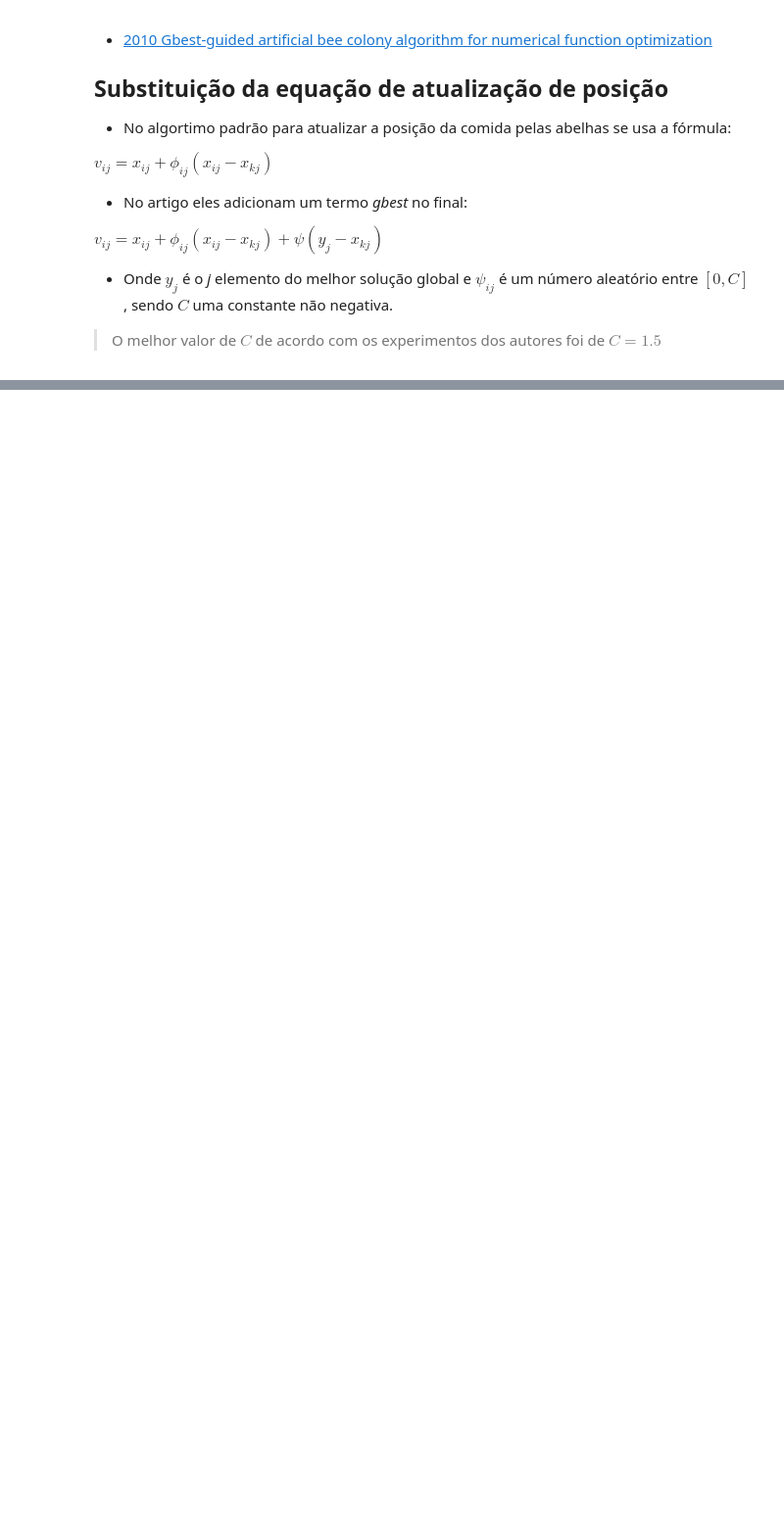
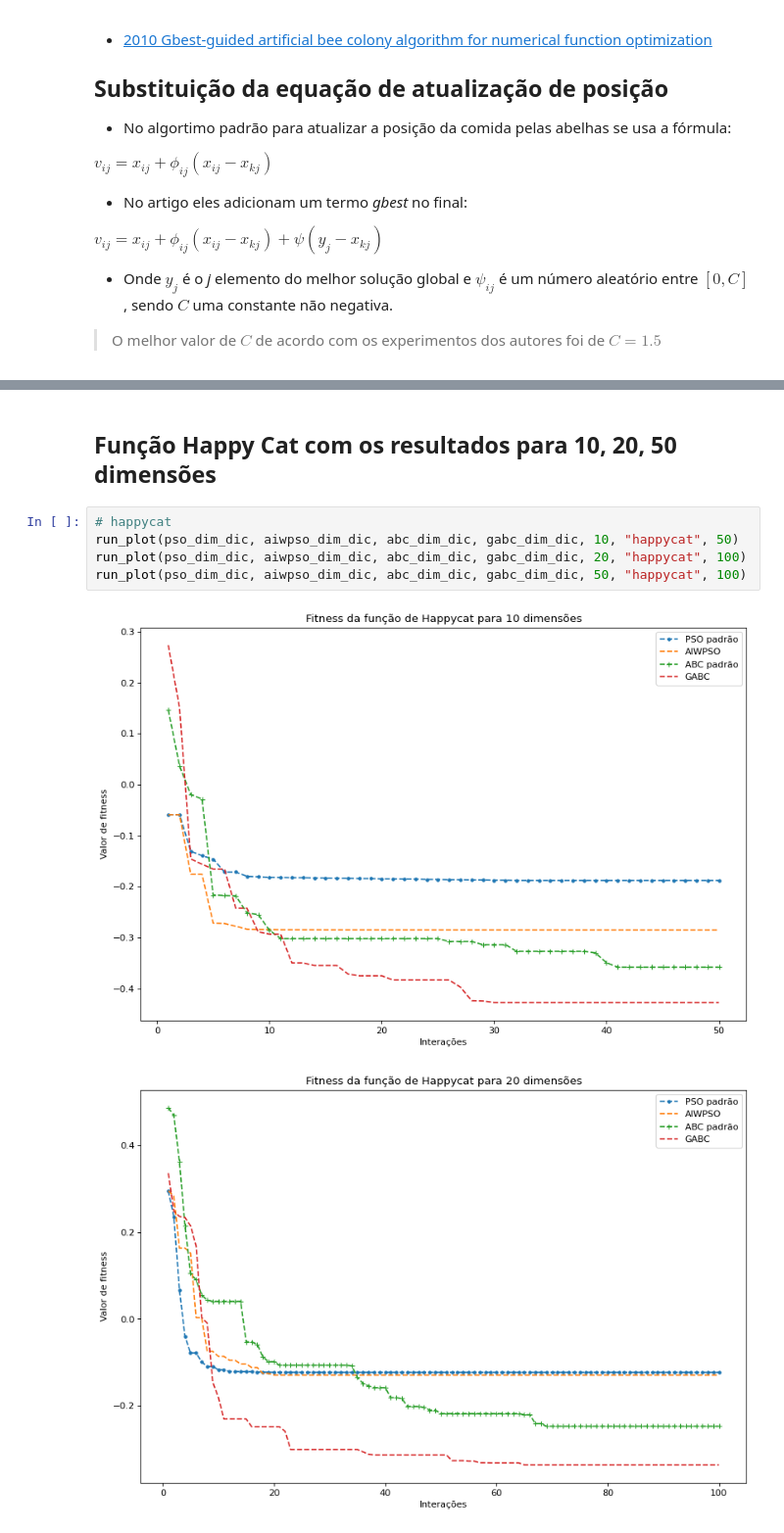
Before and after one commit to geocarvalho/IN1100, a Jupyter notebook: IN1164/project_1/PSO_and_ABC.ipynb, the cells around one changed output, grey strips where cells are left out. Shown at 98% size. Saved outputs shown, nothing was run; the diff lists cells and outputs as text; blank space fills up the shorter version.

```diff
--- a/IN1164/project_1/PSO_and_ABC.ipynb
+++ b/IN1164/project_1/PSO_and_ABC.ipynb
@@ -646,0 +682,10 @@ dimension: 50, Exponential function, object: -0.0, fitness: 1.0, cycle: 0
+# %% [markdown]
+## Função Happy Cat com os resultados para 10, 20, 50 dimensões
+# %%
+# happycat
+run_plot(pso_dim_dic, aiwpso_dim_dic, abc_dim_dic, gabc_dim_dic, 10, "happycat", 50)
+run_plot(pso_dim_dic, aiwpso_dim_dic, abc_dim_dic, gabc_dim_dic, 20, "happycat", 100)
+run_plot(pso_dim_dic, aiwpso_dim_dic, abc_dim_dic, gabc_dim_dic, 50, "happycat", 100)
+# %% [output]
+[figure, added]
+[figure, added]
```
Also changed, not shown: parts of 23 cells of this notebook.
